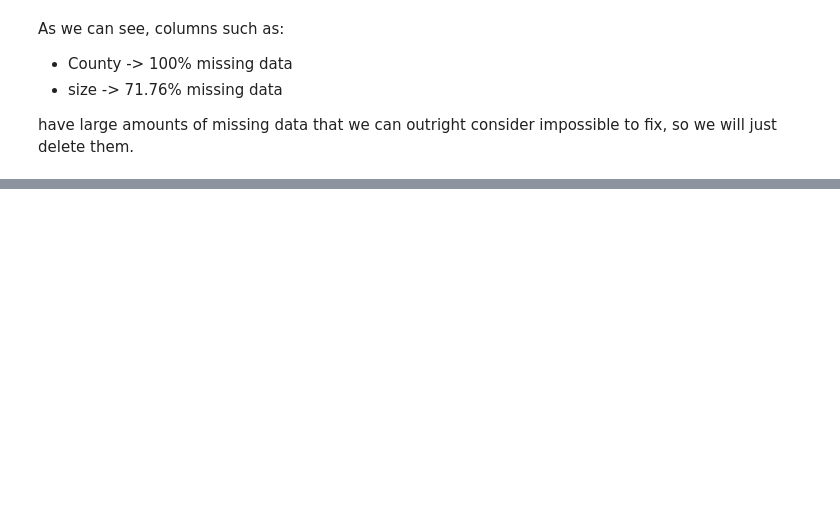
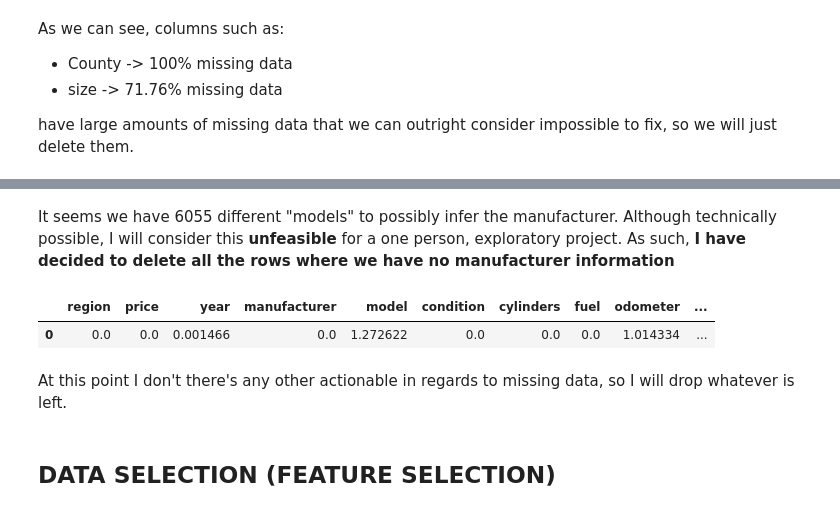
Before and after one commit to alexkingsing/used_cars, a Jupyter notebook: Used_cars_Dev.ipynb, the cells around one changed output, grey strips where cells are left out. Saved outputs shown, nothing was run; the diff lists cells and outputs as text; code cells hidden in the pictures; blank space fills up the shorter version.

```diff
--- a/Used_cars_Dev.ipynb
+++ b/Used_cars_Dev.ipynb
@@ -85,0 +347,13 @@ In general, region seems to be related to the seller's location.
+# %% [markdown]
+It seems we have 6055 different "models" to possibly infer the manufacturer. Although technically possible, I will consider this **unfeasible** for a one person, exploratory project. As such, **I have decided to delete all the rows where we have no manufacturer information**
+# %%
+del missing_manf # let's get rid of this memory space
+df = df.dropna(subset = ["manufacturer"]) # deleting all rows where there is no manufacturer information
+# %%
+# Let's recalculate the missing to see how much we have done
+(df.isna().sum() * 100 / df.shape[0]).to_frame().T
+# %% [output]
+|  | region | price | year | manufacturer | model | condition | cylinders | fuel | odometer | ... |
+| 0 | 0.0 | 0.0 | 0.001466 | 0.0 | 1.272622 | 0.0 | 0.0 | 0.0 | 1.014334 | ... |
+# %% [markdown]
+At this point I don't there's any other actionable in regards to missing data, so I will drop whatever is left.
@@ -85,0 +362,2 @@ In general, region seems to be related to the seller's location.
+# %% [markdown]
+## DATA SELECTION (FEATURE SELECTION)
```
Also changed, not shown: parts of 39 cells of this notebook.
